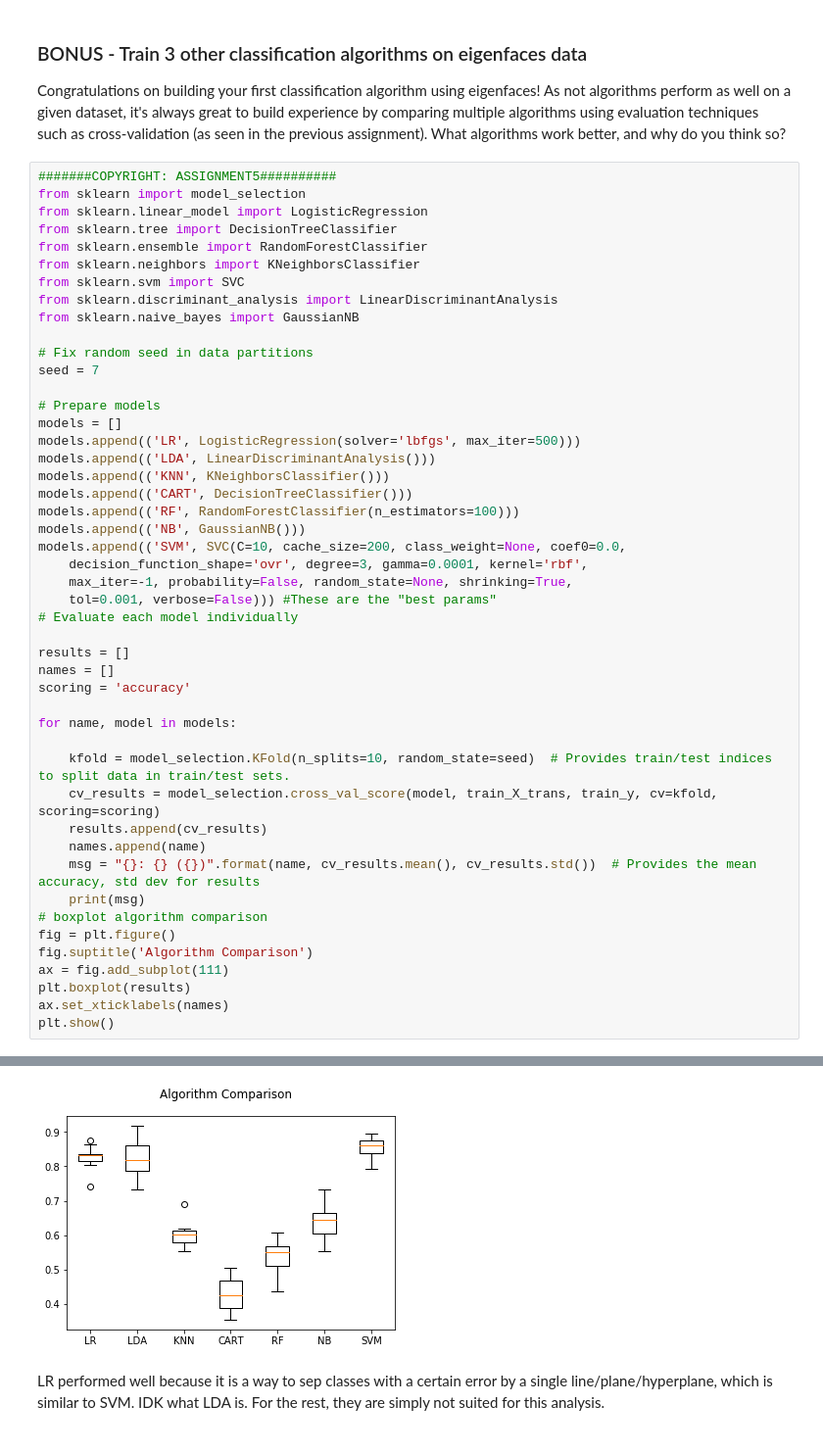
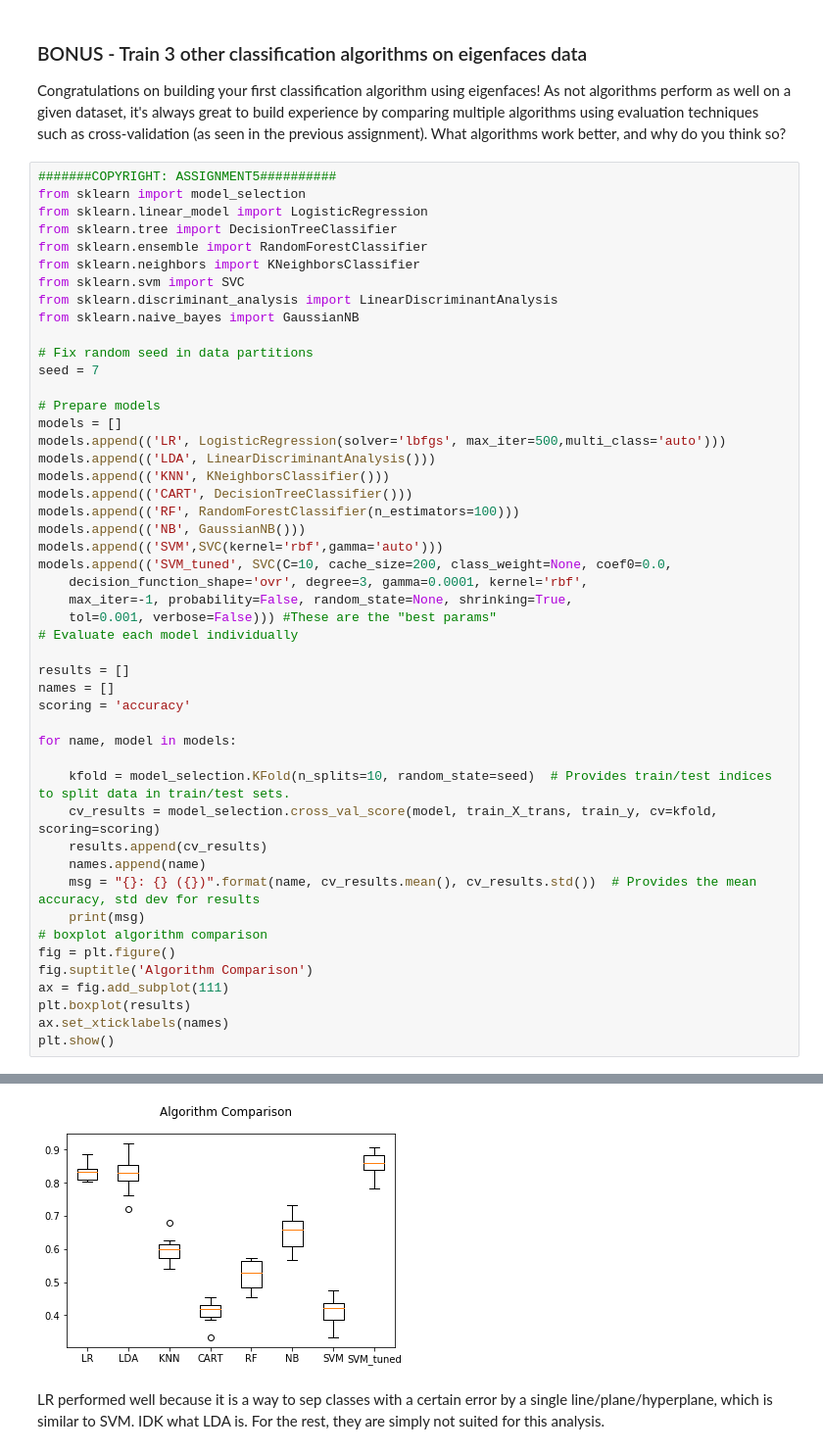
Before and after one commit to MilkFansHelloWorld/TechX, a Jupyter notebook: Assignments/Assignment6/Assignment6-SVMsAndPCA.ipynb, the cells around one changed output, grey strips where cells are left out. Shown at 98% size. Drawn from its saved outputs; the diff is of its cells as text.

```diff
--- a/Assignments/Assignment6/Assignment6-SVMsAndPCA.ipynb
+++ b/Assignments/Assignment6/Assignment6-SVMsAndPCA.ipynb
@@ -288,13 +288,14 @@ seed = 7
 
 # Prepare models
 models = []
-models.append(('LR', LogisticRegression(solver='lbfgs', max_iter=500)))
+models.append(('LR', LogisticRegression(solver='lbfgs', max_iter=500,multi_class='auto')))
 models.append(('LDA', LinearDiscriminantAnalysis()))
 models.append(('KNN', KNeighborsClassifier()))
 models.append(('CART', DecisionTreeClassifier()))
 models.append(('RF', RandomForestClassifier(n_estimators=100)))
 models.append(('NB', GaussianNB()))
-models.append(('SVM', SVC(C=10, cache_size=200, class_weight=None, coef0=0.0,
+models.append(('SVM',SVC(kernel='rbf',gamma='auto')))
+models.append(('SVM_tuned', SVC(C=10, cache_size=200, class_weight=None, coef0=0.0,
     decision_function_shape='ovr', degree=3, gamma=0.0001, kernel='rbf',
     max_iter=-1, probability=False, random_state=None, shrinking=True,
     tol=0.001, verbose=False))) #These are the "best params"
@@ -330,4 +332,4 @@ SVM: 0.8551546391752577 (0.029558165351272626)
-[figure, old version]
+[figure, new version]
 # %% [markdown]
 LR performed well because it is a way to sep classes with a certain error by a single line/plane/hyperplane, which is similar to SVM.
 IDK what LDA is.
```
Also changed, not shown: parts of 2 cells of this notebook, 1 other file.
